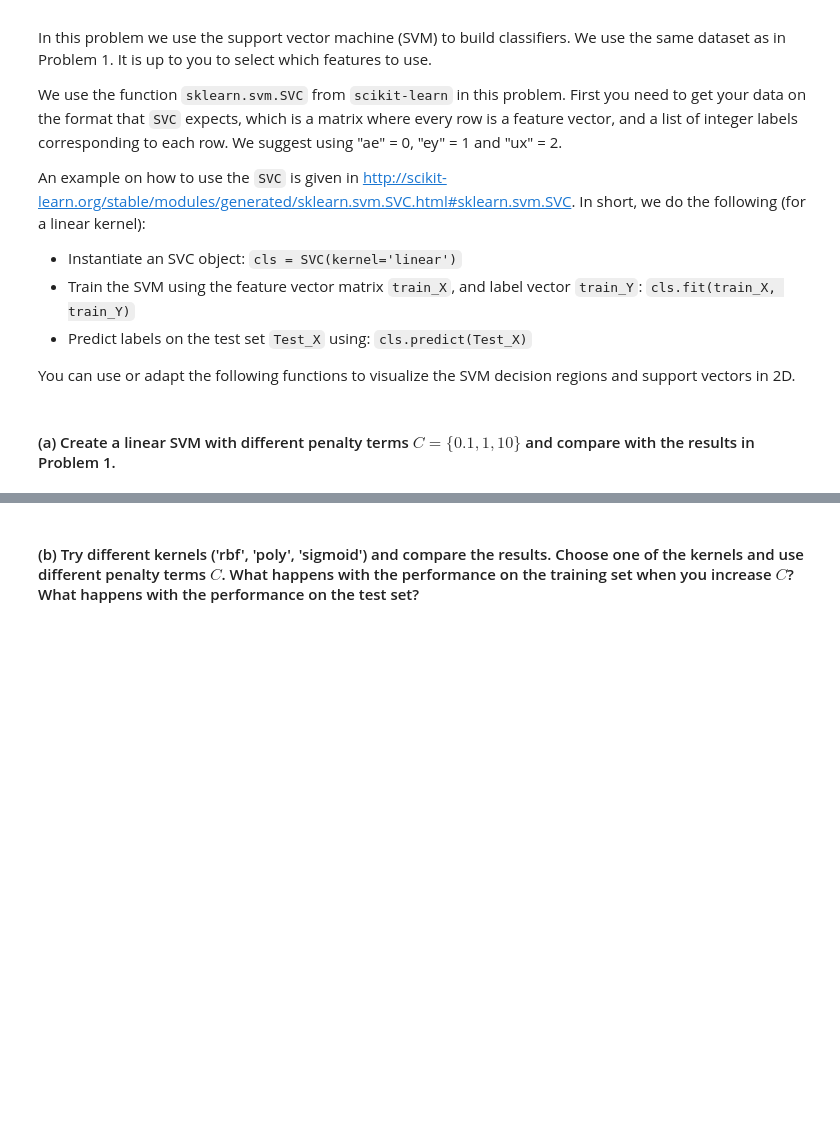
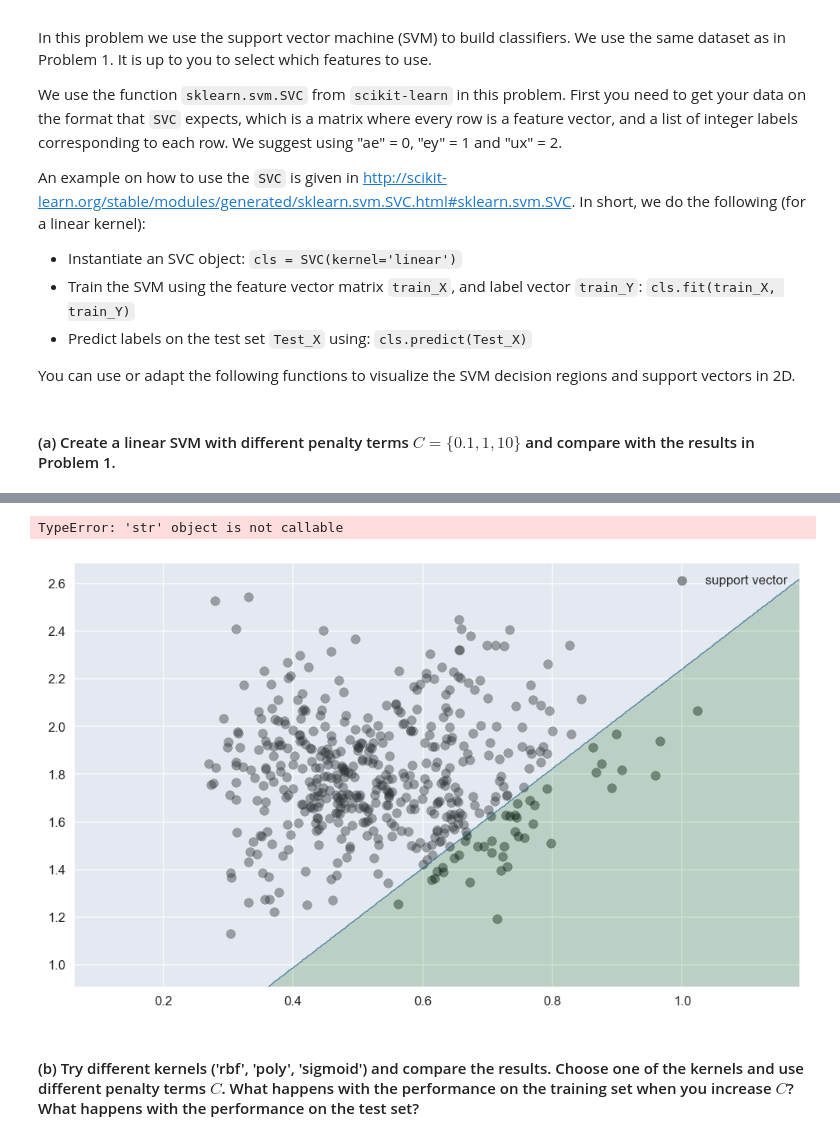
Before and after one commit to Eeaeau/TTT4185---ML-for-singnal-processing, a Jupyter notebook: Assignment 2/TTT4185_assignment_2_2021-10-02.ipynb, the cells around one changed output, grey strips where cells are left out. Cells and saved outputs as stored; diff of their text form; code cells hidden in the pictures; blank space fills up the shorter version.

```diff
--- a/Assignment 2/TTT4185_assignment_2_2021-10-02.ipynb
+++ b/Assignment 2/TTT4185_assignment_2_2021-10-02.ipynb
@@ -782,2 +871,10 @@ def Plot_Support_Vectors(clf,data):
+# %%
+clf = SVC(kernel='linear', C=C)
+clf.fit(train_X, train_Y)
+Plot_Support_Vectors(clf, test_X)
+# Plot_Support_Vectors(clf, test_X)
+# %% [output]
+TypeError: 'str' object is not callable
+[figure, added]
 # %% [markdown]
 #### (b) Try different kernels ('rbf', 'poly', 'sigmoid') and compare the results. Choose one of the kernels and use different penalty terms $C$. What happens with the performance on the training set when you increase $C$? What happens with the performance on the test set?
```
Also changed, not shown: parts of 7 cells of this notebook.
